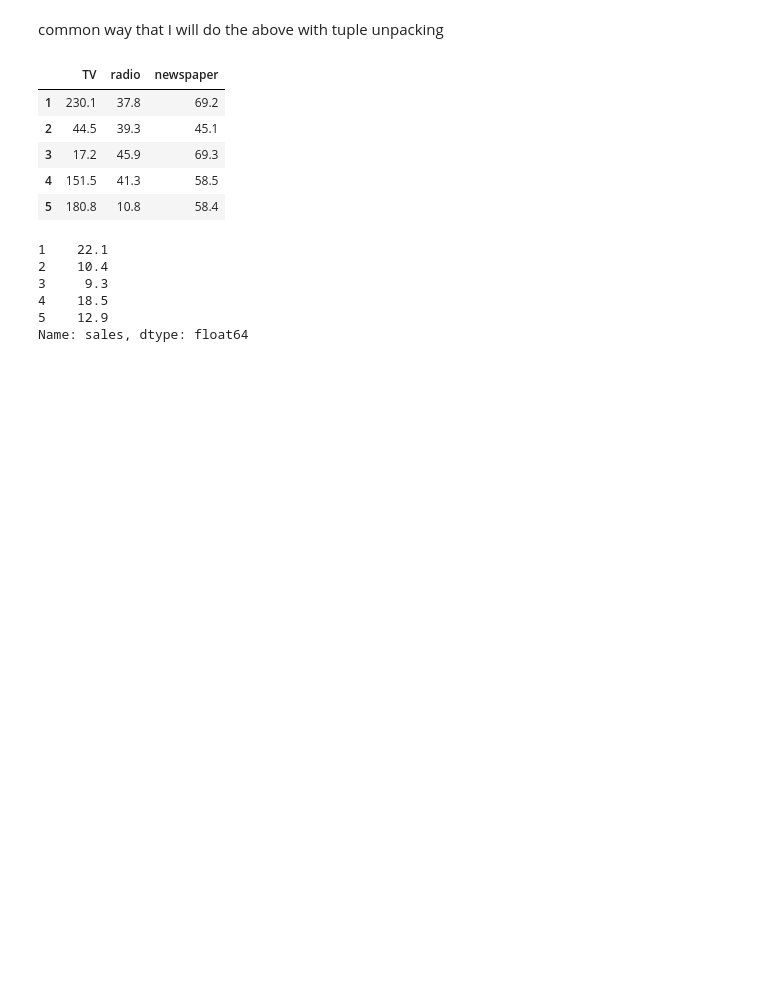
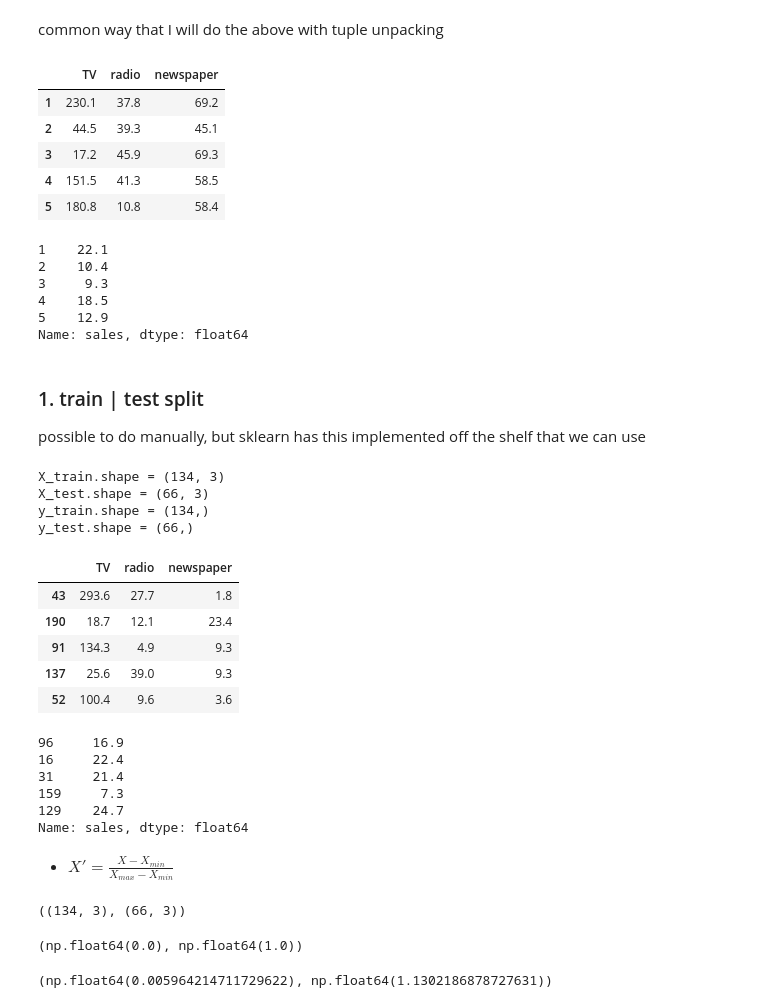
Before and after one commit to Lilit900/machine_learning_lilit_ajoyan_mlops25, a Jupyter notebook: code_alongs/03_liner_regression/linea.ipynb, the cells around one changed output. Saved outputs shown, nothing was run; the diff lists cells and outputs as text; code cells hidden in the pictures; blank space fills up the shorter version.

```diff
--- a/code_alongs/03_liner_regression/linea.ipynb
+++ b/code_alongs/03_liner_regression/linea.ipynb
@@ -138,3 +138,66 @@ y.head()
 4    18.5
 5    12.9
 Name: sales, dtype: float64
+# %% [markdown]
+### 1. train | test split
+
+possible to do manually, but sklearn has this implemented off the shelf that we can use
+# %%
+from sklearn.model_selection import train_test_split
+X_train, X_test, y_train, y_test = train_test_split(
+    X, y, test_size=0.33, random_state=42)
+
+print(f"{X_train.shape = }")
+print(f"{X_test.shape = }")
+print(f"{y_train.shape = }")
+print(f"{y_test.shape = }")
+# %% [output]
+X_train.shape = (134, 3)
+X_test.shape = (66, 3)
+y_train.shape = (134,)
+y_test.shape = (66,)
+# %%
+X_train.head()
+# %% [output]
+|  | TV | radio | newspaper |
+| 43 | 293.6 | 27.7 | 1.8 |
+| 190 | 18.7 | 12.1 | 23.4 |
+| 91 | 134.3 | 4.9 | 9.3 |
+| 137 | 25.6 | 39.0 | 9.3 |
+| 52 | 100.4 | 9.6 | 3.6 |
+# %%
+y_test.head()
+# %% [output]
+96     16.9
+16     22.4
+31     21.4
+159     7.3
+129    24.7
+Name: sales, dtype: float64
+# %% [markdown]
+- $X' = \frac{X-X_{min}}{X_{max}-X_{min}}$
+# %%
+from sklearn.preprocessing import MinMaxScaler
+
+# instantiate a MinMaxSCcaler instance
+scaler = MinMaxScaler()
+#imporrtant note: fit on X_train and not X_test -> this avoids data leakage
+scaler.fit(X_train) # use training dara to fit the scaler
+
+# transforms or scales X_train and X_test
+scaled_X_train = scaler.transform(X_train)
+scaled_X_test = scaler.transform(X_test)
+
+scaled_X_train.shape, scaled_X_test.shape
+# %% [output]
+((134, 3), (66, 3))
+# %%
+scaled_X_train.min(), scaled_X_train.max()
+# %% [output]
+(np.float64(0.0), np.float64(1.0))
+# %%
+# we have used parameters x_min and x_max from X_train to scale X_test
+# if you get exactly 0 and 1 here then probably you have fit X_test which would leak data
+scaled_X_test.min(), scaled_X_test.max()
+# %% [output]
+(np.float64(0.005964214711729622), np.float64(1.1302186878727631))
```
Also changed, not shown: parts of 7 cells of this notebook.
